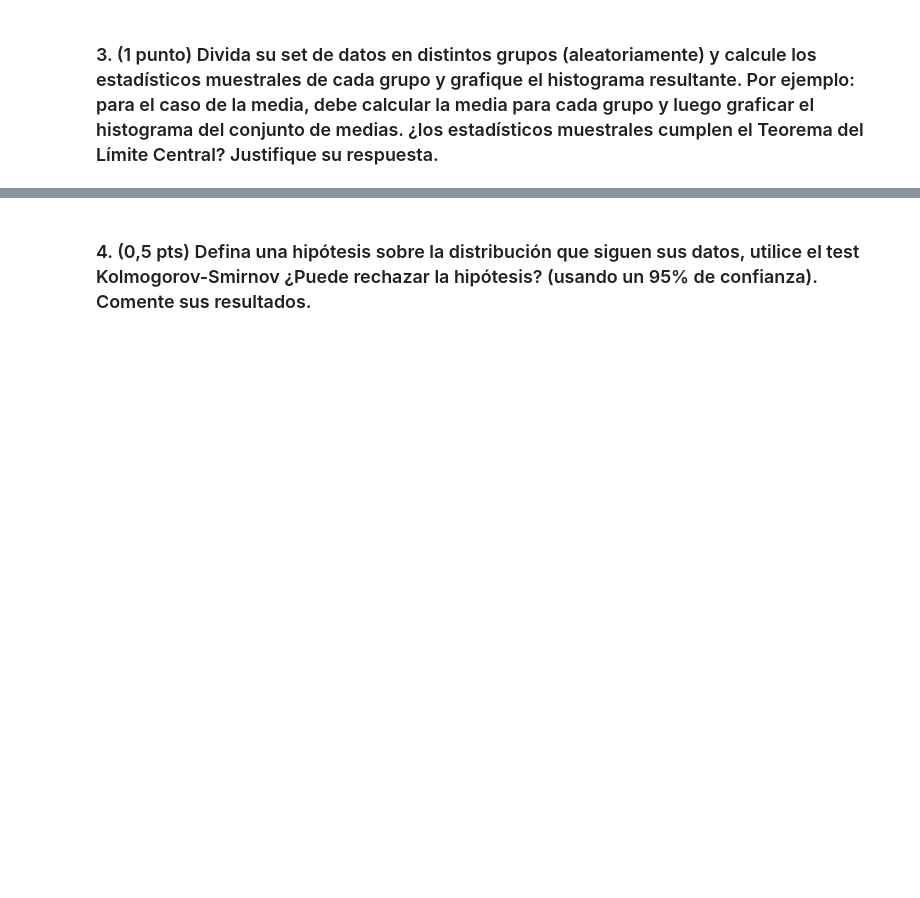
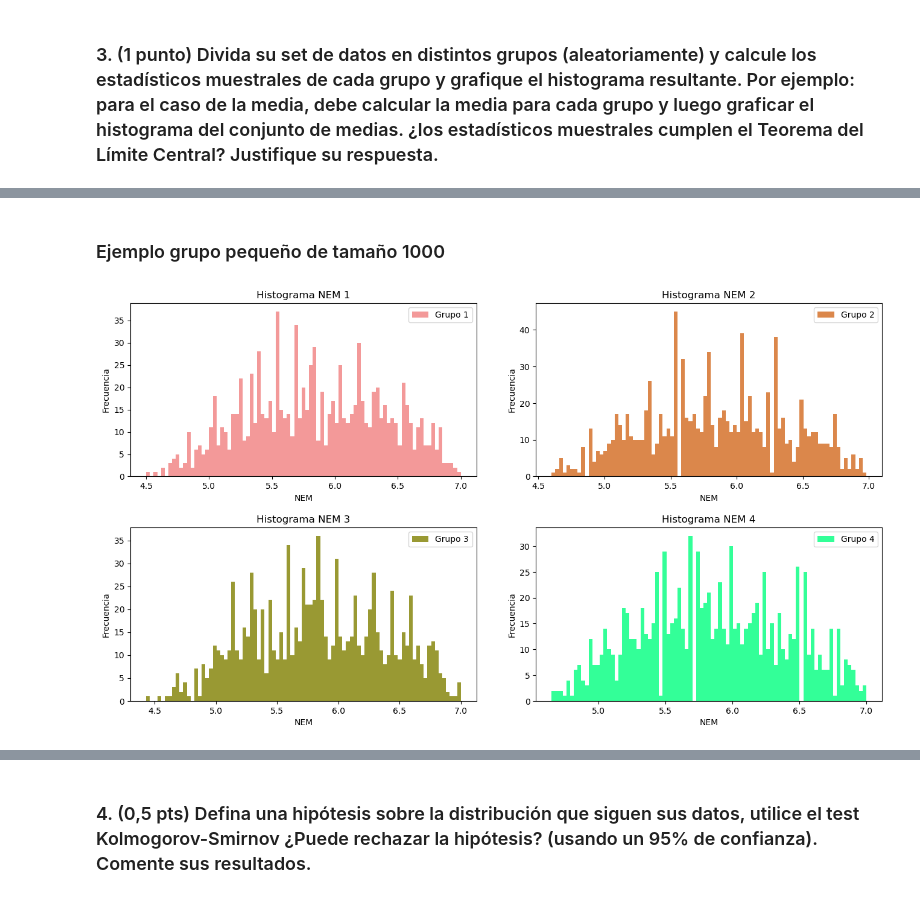
Before and after one commit to imnotUrban/Repo-Simulacion, a Jupyter notebook: Proyecto_Unidad_1/ProyectoUnidad1.ipynb, the cells around one changed output, grey strips where cells are left out. Drawn from its saved outputs; the diff is of its cells as text; code cells hidden in the pictures; blank space fills up the shorter version.

```diff
--- a/Proyecto_Unidad_1/ProyectoUnidad1.ipynb
+++ b/Proyecto_Unidad_1/ProyectoUnidad1.ipynb
@@ -455,7 +462,7 @@ def hist_NEM(df1, df2, df3, df4, colors):
         ax[i,j].legend(['Grupo ' + str(k+1)]);
         ax[i,j].set_xlabel('NEM');
         ax[i,j].set_ylabel('Frecuencia');
-        ax[i,j].set_title('Histograma NEM ');
+        ax[i,j].set_title('Histograma NEM '+ str(k+1));
         # iteradores
         k+=1;
         j+=1
@@ -527,0 +536,19 @@ hist_NEM_stat([mean1, mean2, mean3, mean4], [var1, var2, var3, var4], [skew1, sk
+# %% [markdown]
+### Ejemplo grupo pequeño de tamaño 1000
+# %%
+N_groups = 1000+1
+# desordena el df
+df = df.sample(frac=1).reset_index(drop=True)
+# 8 grupos obteniendo valores
+df1 = df.iloc[0:N_groups]; df2 = df.iloc[N_groups:N_groups*2]
+df3 = df.iloc[N_groups*2:N_groups*3]; df4 = df.iloc[N_groups*3:N_groups*4]
+
+# 8 grupos con sus stats
+mean1, var1, skew1, kurt1 = get_stats_NEM(df=df1); mean2, var2, skew2, kurt2 = get_stats_NEM(df=df2)
+mean3, var3, skew3, kurt3 = get_stats_NEM(df=df3); mean4, var4, skew4, kurt4 = get_stats_NEM(df=df4)
+# %%
+colors_set_1 = ['firebrick', 'tomato', 'olive', 'dodgerblue']
+# %%
+hist_NEM(df1, df2, df3, df4, colors_set_1)
+# %% [output]
+[figure, added]
```
Also changed, not shown: parts of 11 cells of this notebook.
